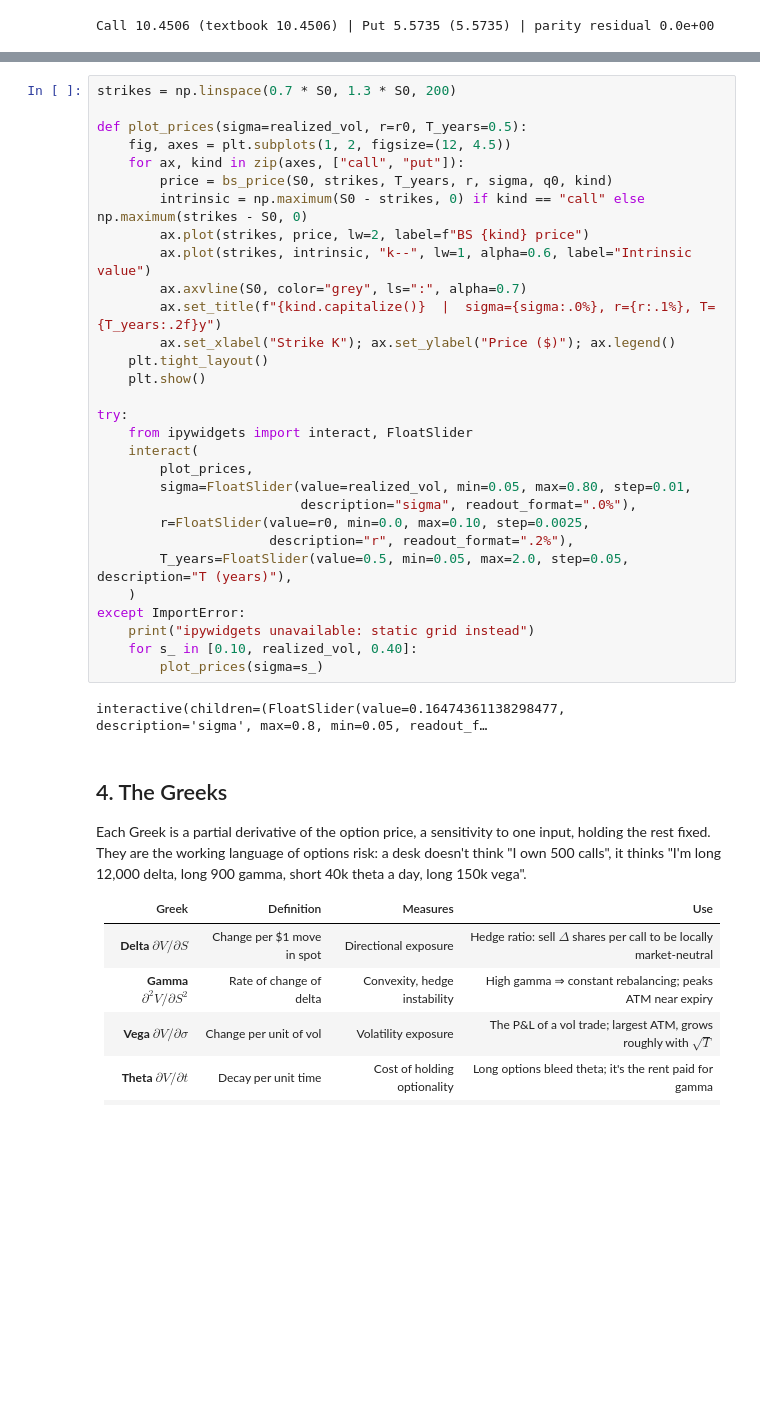
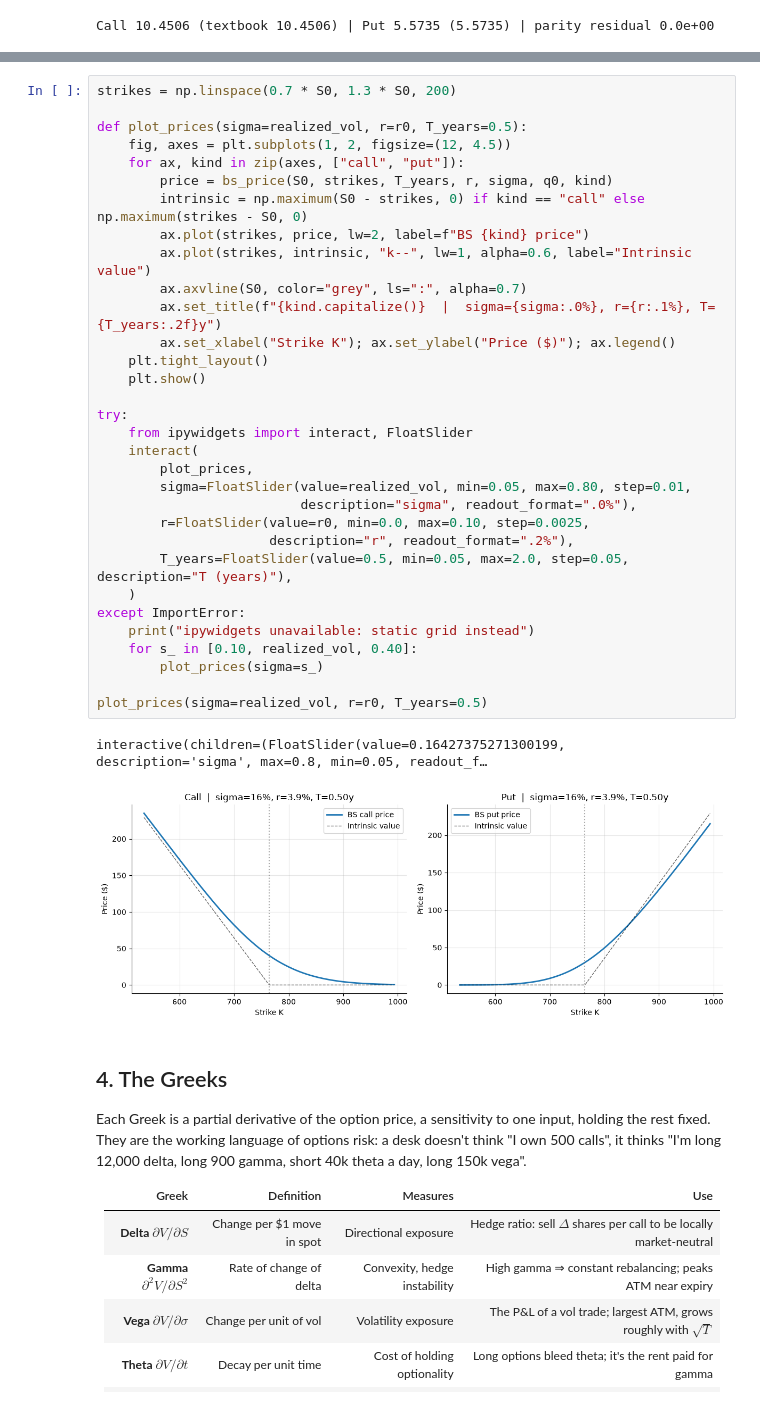
Before and after one commit to florianm101/black-scholes-spy, a Jupyter notebook: notebooks/black_scholes_spy.ipynb, the cells around one changed output, grey strips where cells are left out. Drawn from its saved outputs; the diff is of its cells as text; blank space fills up the shorter version.

```diff
--- a/notebooks/black_scholes_spy.ipynb
+++ b/notebooks/black_scholes_spy.ipynb
@@ -158,34 +158,37 @@ Dashed lines are intrinsic value; the gap to the curve is **time value**, which
 strikes = np.linspace(0.7 * S0, 1.3 * S0, 200)
 
 def plot_prices(sigma=realized_vol, r=r0, T_years=0.5):
     fig, axes = plt.subplots(1, 2, figsize=(12, 4.5))
     for ax, kind in zip(axes, ["call", "put"]):
         price = bs_price(S0, strikes, T_years, r, sigma, q0, kind)
         intrinsic = np.maximum(S0 - strikes, 0) if kind == "call" else np.maximum(strikes - S0, 0)
         ax.plot(strikes, price, lw=2, label=f"BS {kind} price")
         ax.plot(strikes, intrinsic, "k--", lw=1, alpha=0.6, label="Intrinsic value")
         ax.axvline(S0, color="grey", ls=":", alpha=0.7)
         ax.set_title(f"{kind.capitalize()}  |  sigma={sigma:.0%}, r={r:.1%}, T={T_years:.2f}y")
         ax.set_xlabel("Strike K"); ax.set_ylabel("Price ($)"); ax.legend()
     plt.tight_layout()
     plt.show()
 
 try:
     from ipywidgets import interact, FloatSlider
     interact(
         plot_prices,
         sigma=FloatSlider(value=realized_vol, min=0.05, max=0.80, step=0.01,
                           description="sigma", readout_format=".0%"),
         r=FloatSlider(value=r0, min=0.0, max=0.10, step=0.0025,
                       description="r", readout_format=".2%"),
         T_years=FloatSlider(value=0.5, min=0.05, max=2.0, step=0.05, description="T (years)"),
     )
 except ImportError:
     print("ipywidgets unavailable: static grid instead")
     for s_ in [0.10, realized_vol, 0.40]:
         plot_prices(sigma=s_)
+
+plot_prices(sigma=realized_vol, r=r0, T_years=0.5)
 # %% [output]
-interactive(children=(FloatSlider(value=0.16474361138298477, description='sigma', max=0.8, min=0.05, readout_f…
+interactive(children=(FloatSlider(value=0.16427375271300199, description='sigma', max=0.8, min=0.05, readout_f…
+[figure, added]
 # %% [markdown]
 ## 4. The Greeks
 
```
Also changed, not shown: parts of 10 cells of this notebook, 4 other files.
